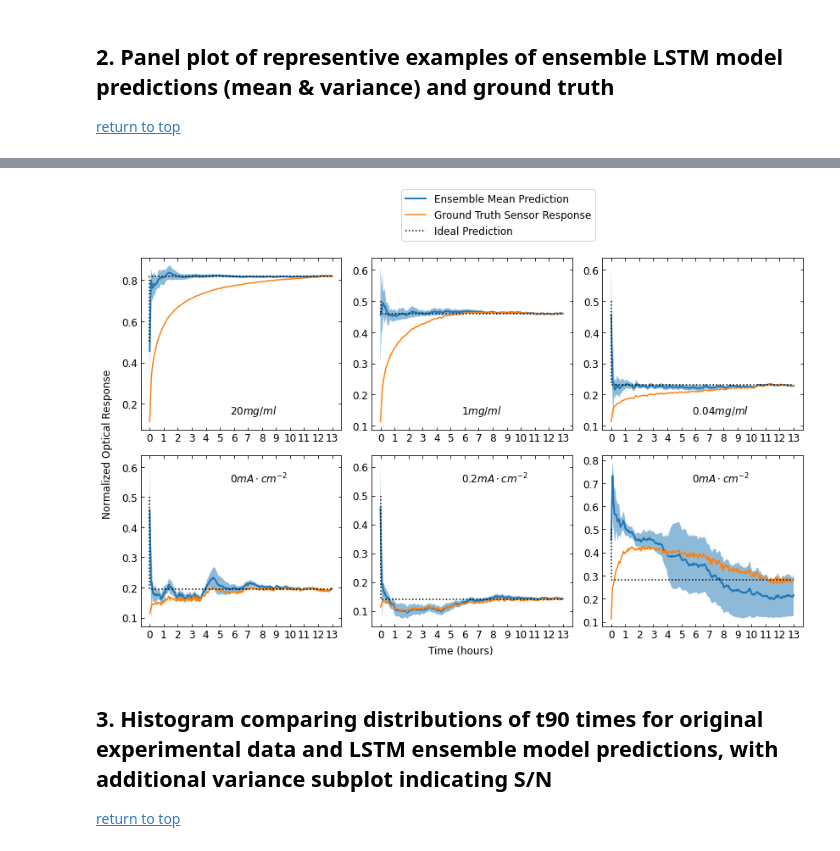
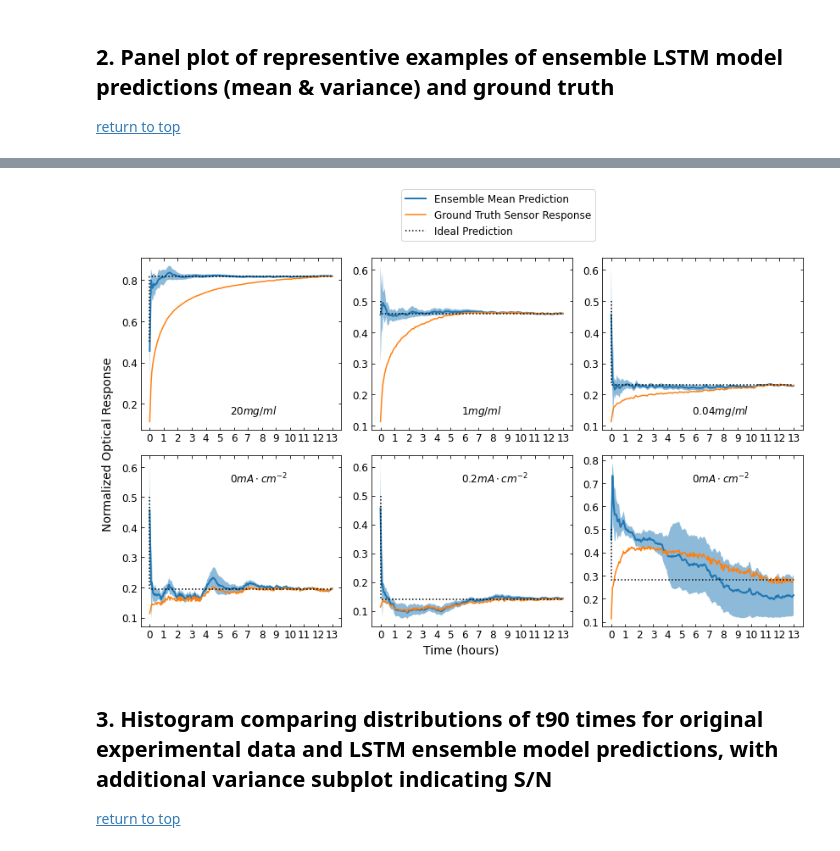
Before and after one commit to WeissGroupVanderbilt/Response-Time-Reduction, a Jupyter notebook: Python/FiguresExperimentalDataModel.ipynb, the cells around one changed output, grey strips where cells are left out. Drawn from its saved outputs; the diff is of its cells as text; code cells hidden in the pictures.

Commit message:
Change axis label fontsize and reduce warning output

```diff
--- a/Python/FiguresExperimentalDataModel.ipynb
+++ b/Python/FiguresExperimentalDataModel.ipynb
@@ -230,8 +228,8 @@ for mean,x,stdev,num,i,j in zip(Mean,X_predict,Stdev,experiment_num,ii,jj):
     ax[i,j].tick_params(axis="both", which="both", direction="in")
 
 # arbitrary positioning of x and y axis labels, and concentration labels
-fig.text(0.5, 0.07, 'Time (hours)', ha='center', fontsize=12)
-fig.text(0.08, 0.5, 'Normalized Optical Response', va='center', rotation='vertical', fontsize=12)
+fig.text(0.5, 0.07, 'Time (hours)', ha='center', fontsize=14)
+fig.text(0.08, 0.5, 'Normalized Optical Response', va='center', rotation='vertical', fontsize=14)
 fig.text(0.23, 0.56, '20'+ r'$mg / ml$',fontsize=12)
 fig.text(0.5, 0.56, '1'+ r'$mg / ml$',fontsize=12)
 fig.text(0.77, 0.56, '0.04'+ r'$mg / ml$',fontsize=12)
@@ -267,4 +265,4 @@ plt.show()
-[figure, old version]
+[figure, new version]
 # %% [markdown]
 <a id='FiguresExperimentalDataModelSection3'></a>
 ## 3. Histogram comparing distributions of t90 times for original experimental data and LSTM ensemble model predictions, with additional variance subplot indicating S/N
```
Also changed, not shown: parts of 5 cells of this notebook, 2 other files.
